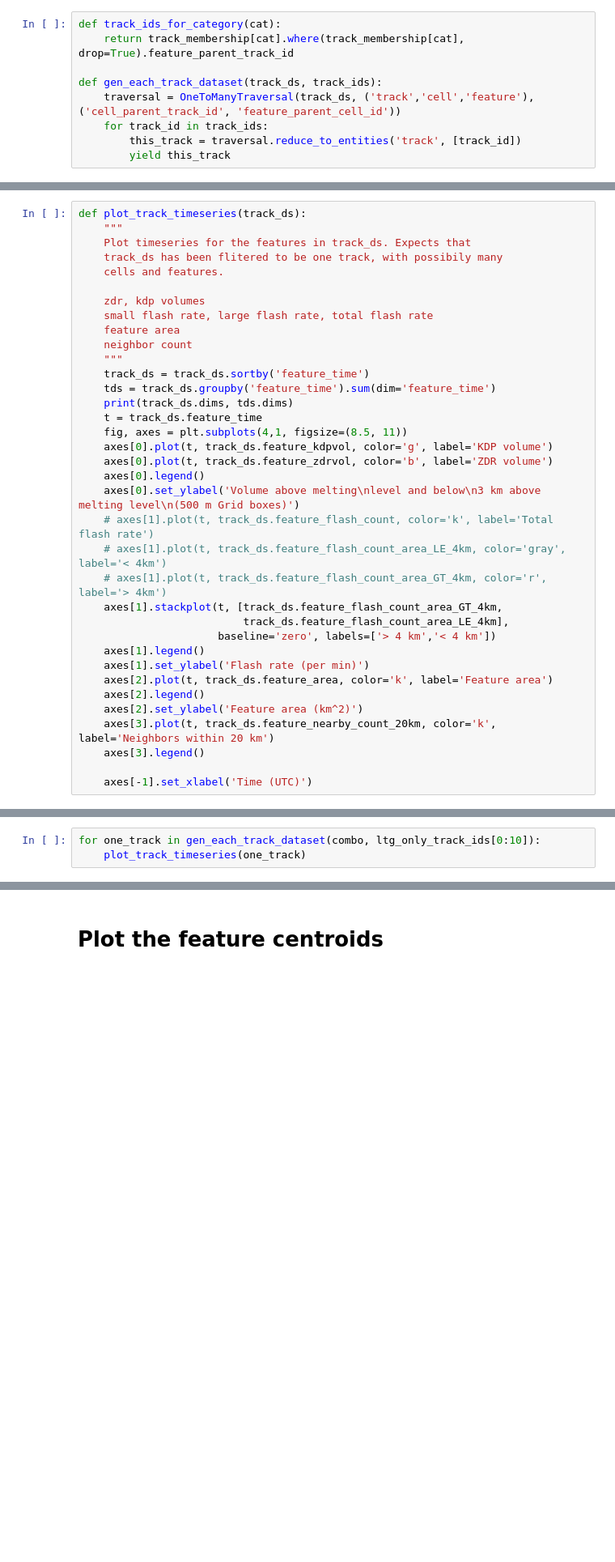
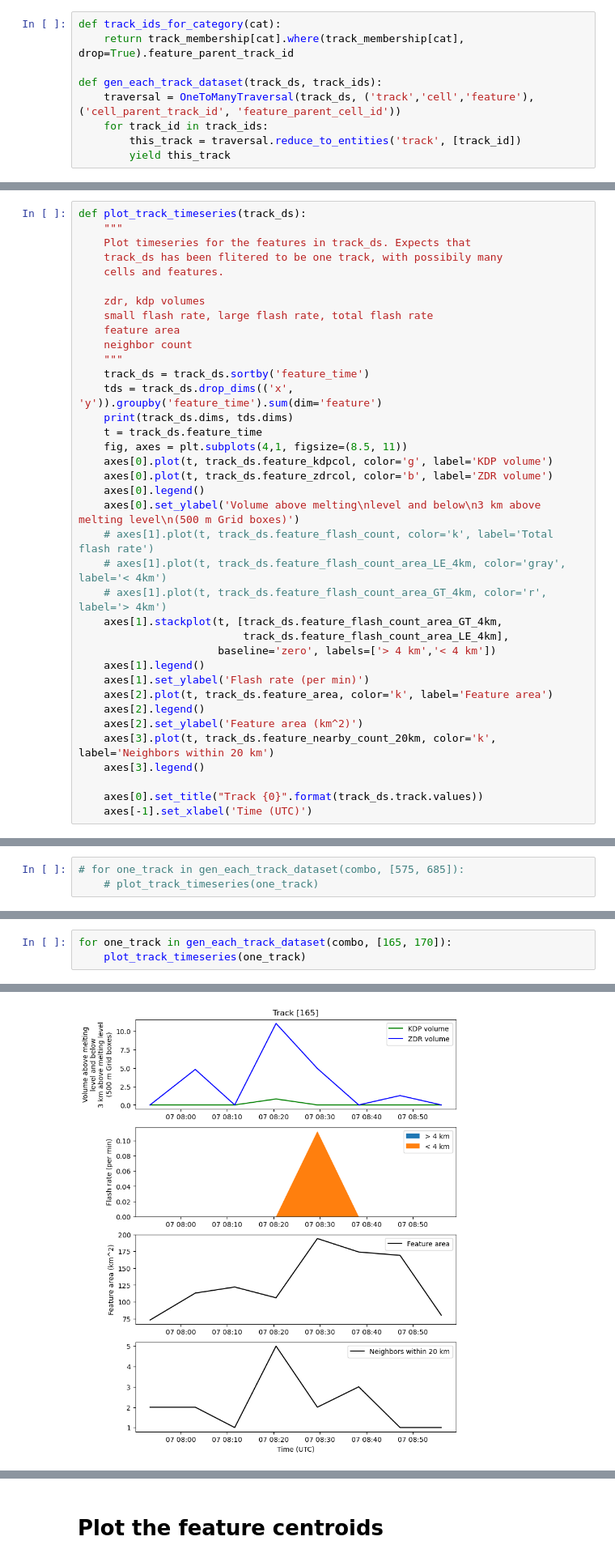
Before and after one commit to deeplycloudy/TRACER-PAWS-NEXRAD-LMA, a Jupyter notebook: notebooks/extract_track_from_timeseries.ipynb, the cells around one changed output, grey strips where cells are left out. Shown: that part at 81% size. Saved outputs shown, nothing was run; the diff lists cells and outputs as text; blank space fills up the shorter version.

```diff
--- a/notebooks/extract_track_from_timeseries.ipynb
+++ b/notebooks/extract_track_from_timeseries.ipynb
@@ -70,12 +199,12 @@ def plot_track_timeseries(track_ds):
     neighbor count
     """
     track_ds = track_ds.sortby('feature_time')
-    tds = track_ds.groupby('feature_time').sum(dim='feature_time')
+    tds = track_ds.drop_dims(('x', 'y')).groupby('feature_time').sum(dim='feature')
     print(track_ds.dims, tds.dims)
     t = track_ds.feature_time
     fig, axes = plt.subplots(4,1, figsize=(8.5, 11))
-    axes[0].plot(t, track_ds.feature_kdpvol, color='g', label='KDP volume')
-    axes[0].plot(t, track_ds.feature_zdrvol, color='b', label='ZDR volume')
+    axes[0].plot(t, track_ds.feature_kdpcol, color='g', label='KDP volume')
+    axes[0].plot(t, track_ds.feature_zdrcol, color='b', label='ZDR volume')
     axes[0].legend()
     axes[0].set_ylabel('Volume above melting\nlevel and below\n3 km above melting level\n(500 m Grid boxes)')
     # axes[1].plot(t, track_ds.feature_flash_count, color='k', label='Total flash rate')
@@ -92,4 +221,5 @@ def plot_track_timeseries(track_ds):
     axes[3].plot(t, track_ds.feature_nearby_count_20km, color='k', label='Neighbors within 20 km')
     axes[3].legend()
 
+    axes[0].set_title("Track {0}".format(track_ds.track.values))
     axes[-1].set_xlabel('Time (UTC)')
@@ -96,3 +228,3 @@ def plot_track_timeseries(track_ds):
 # %%
-for one_track in gen_each_track_dataset(combo, ltg_only_track_ids[0:10]):
-    plot_track_timeseries(one_track)
+# for one_track in gen_each_track_dataset(combo, [575, 685]):
+    # plot_track_timeseries(one_track)
@@ -100,0 +235,4 @@ ValueError: cannot reduce over dimensions ['feature_time']. expected either '...
+# %%
+for one_track in gen_each_track_dataset(combo, [165, 170]):
+    plot_track_timeseries(one_track)
+# %% [output]
@@ -100,0 +241 @@ ValueError: cannot reduce over dimensions ['feature_time']. expected either '...
+[figure, added]
```
Also changed, not shown: parts of 24 cells of this notebook, 19 other files.
